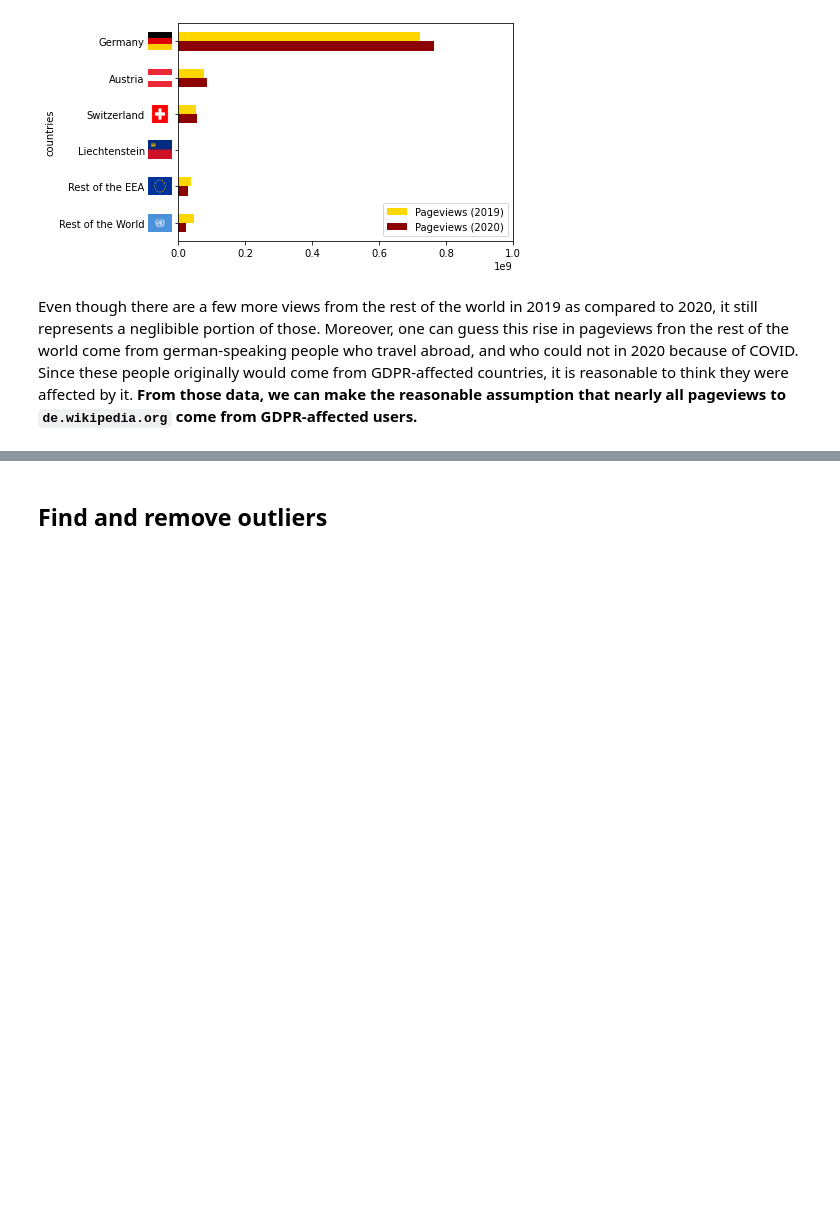
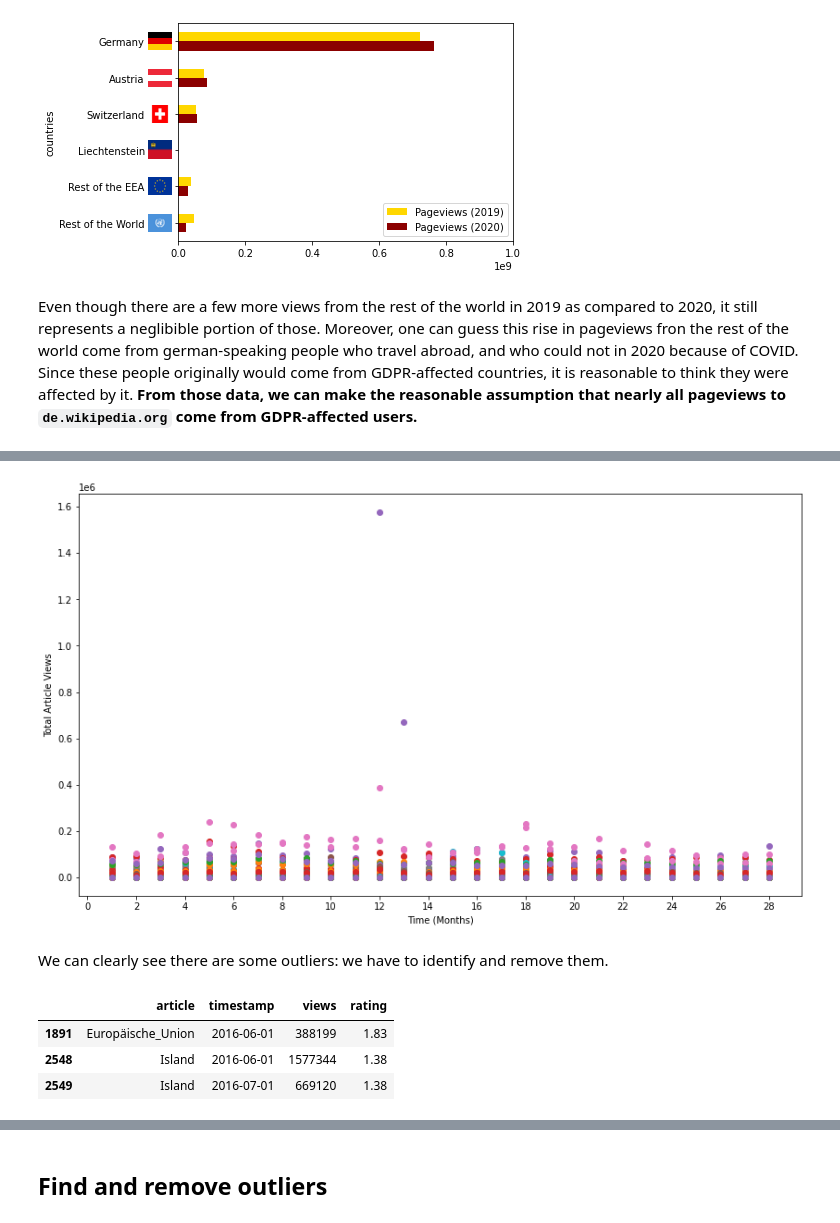
Before and after one commit to epfl-ada/ada-2020-project-milestone-p3-p3_2018, a Jupyter notebook: gdpr.ipynb, the cells around one changed output, grey strips where cells are left out. Cells and saved outputs as stored; diff of their text form; code cells hidden in the pictures; blank space fills up the shorter version.

```diff
--- a/gdpr.ipynb
+++ b/gdpr.ipynb
@@ -185,0 +188,24 @@ Drop useless columns:
+# %%
+def scatter_plot_base_figure():
+    plt.figure(figsize=(14,8))
+
+    plt.xticks(np.arange(0, MONTHS+1, 2))
+    plt.xlabel('Time (Months)')
+    plt.ylabel('Total Article Views')
+
+scatter_plot_base_figure()
+
+for article in set(df.article):
+    y = df.loc[(df.article == article), 'views']
+    plt.scatter(range(1, MONTHS+1), y, label=article)
+# %% [output]
+[figure, added]
+# %% [markdown]
+We can clearly see there are some outliers: we have to identify and remove them.
+# %%
+df[df['views'] > 0.3e6]
+# %% [output]
+|  | article | timestamp | views | rating |
+| 1891 | Europäische_Union | 2016-06-01 | 388199 | 1.83 |
+| 2548 | Island | 2016-06-01 | 1577344 | 1.38 |
+| 2549 | Island | 2016-07-01 | 669120 | 1.38 |
```
Also changed, not shown: parts of 28 cells of this notebook.
